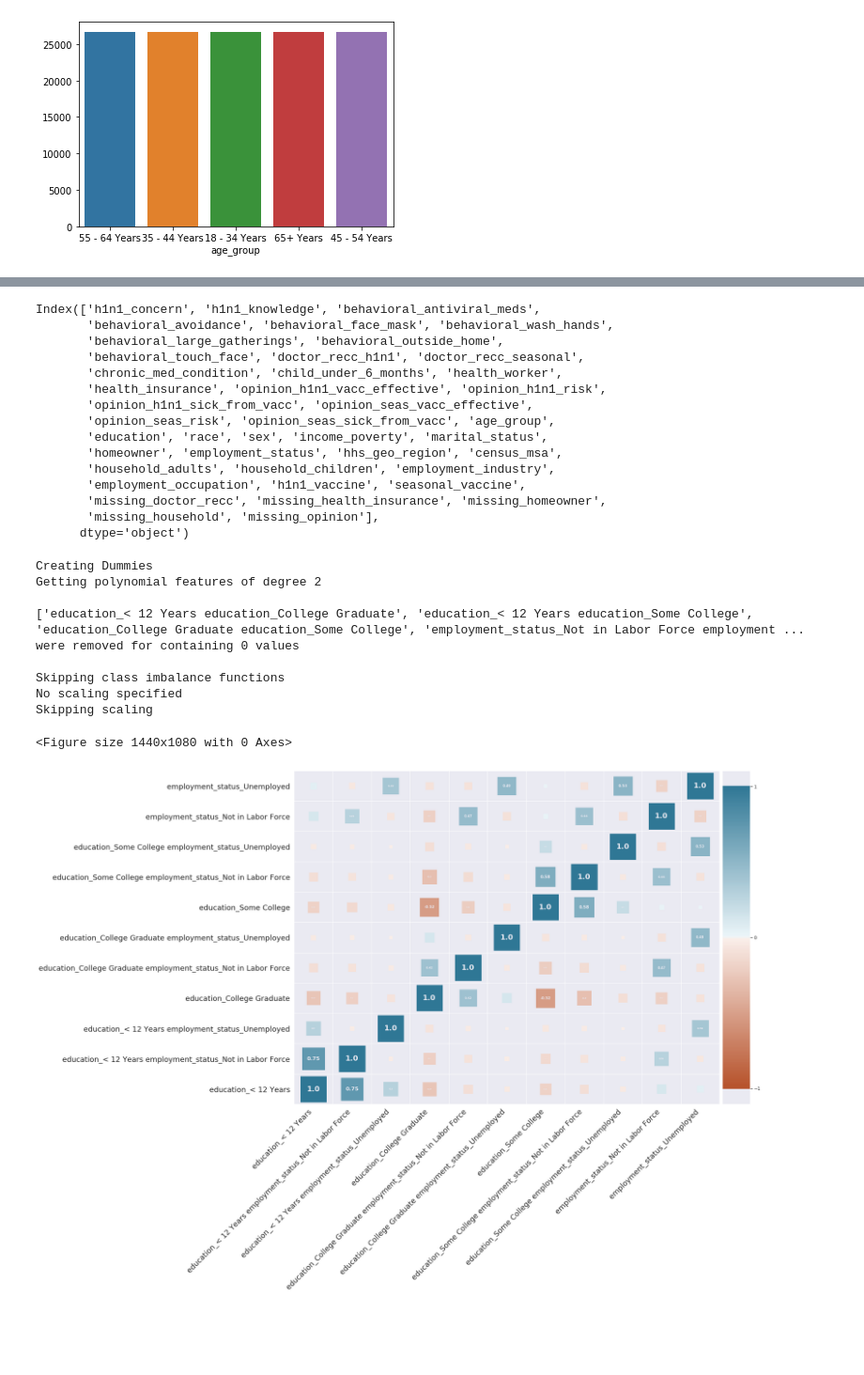
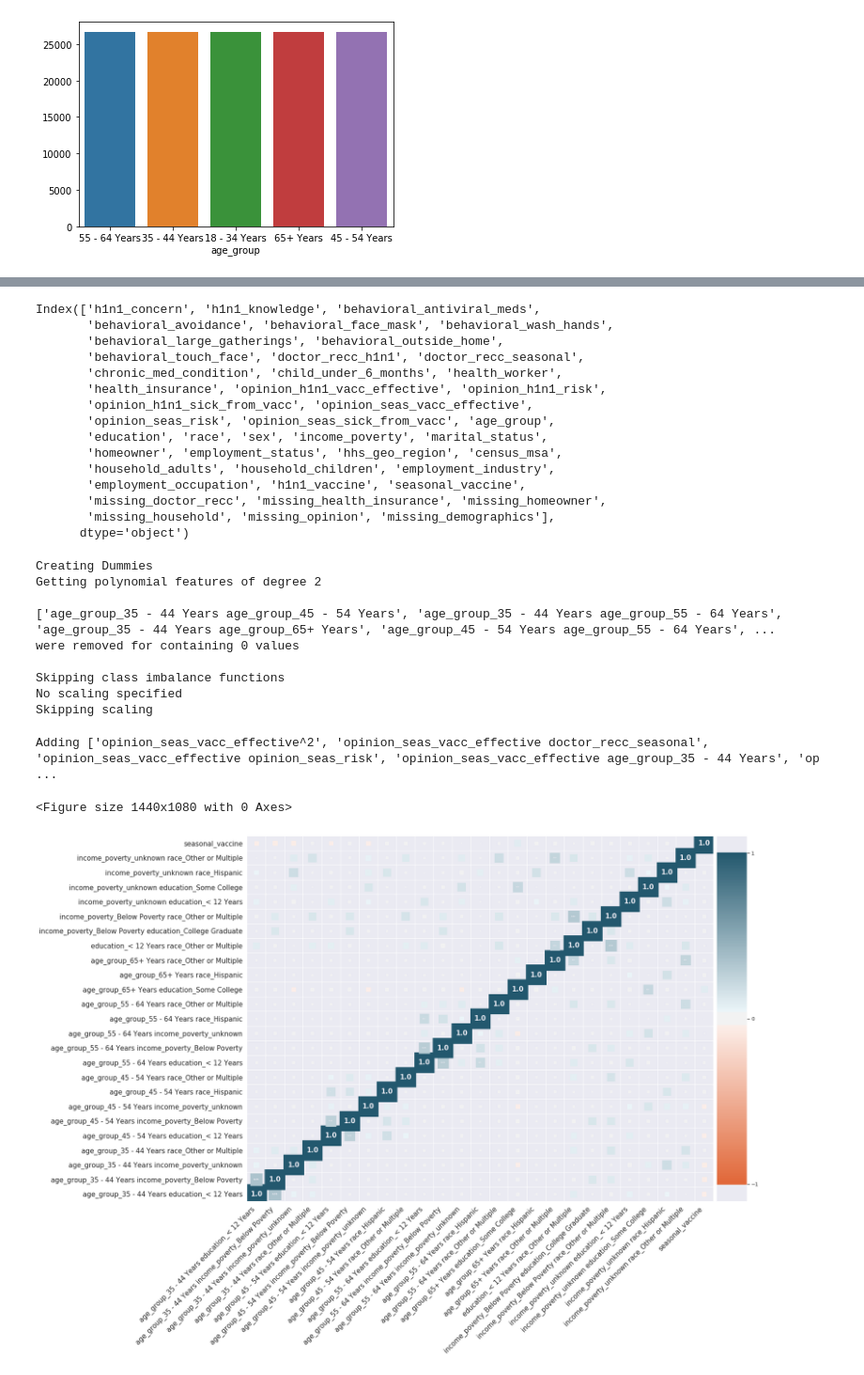
Before and after one commit to coreyryanhanson/predicting_seasonal_vaccinations, a Jupyter notebook: scratch_corey.ipynb, the cells around one changed output, grey strips where cells are left out. Shown at 94% size. Cells and saved outputs as stored; diff of their text form; code cells hidden in the pictures; blank space fills up the shorter version.

```diff
--- a/scratch_corey.ipynb
+++ b/scratch_corey.ipynb
@@ -68,2 +63,0 @@ sns.barplot(x=df["age_group"], y=df["age_group"].count())
-# %%
-df["missing_opinion"] = df["missing_opinion"] == 0
@@ -416,7 +178,7 @@ Index(['h1n1_concern', 'h1n1_knowledge', 'behavioral_antiviral_meds',
        'household_adults', 'household_children', 'employment_industry',
        'employment_occupation', 'h1n1_vaccine', 'seasonal_vaccine',
        'missing_doctor_recc', 'missing_health_insurance', 'missing_homeowner',
-       'missing_household', 'missing_opinion'],
+       'missing_household', 'missing_opinion', 'missing_demographics'],
       dtype='object')
 # %%
 #Creating column selection dictionaries for the data from lists of column names.
@@ -442,26 +204,43 @@ polynomial = {"method":"eliminate", "columns":[*missing_dummies, *nom.drop(
 continuous = {}
 
 categorical = {
-    "nominal_features":['education', 'employment_status'],
+    "nominal_features":['age_group', 'income_poverty', 'education', "race", "sex"],
+    "standard_dummies":['opinion_seas_vacc_effective', 'doctor_recc_seasonal', 'opinion_seas_risk']
 }
 polynomial = {"method":"all", "columns":['education', 'sex']}
 # %%
 data = DataPreprocessor(df, target_col2, categorical, continuous, polynomial, True, True,random_state=124)
 data.data_preprocessing(balance_class=False, scale_type=None, poly_degree=2)
-masked_cols = data.get_X_train().columns.drop(extract_column_names(data.get_X_train(), "\^2"))
+masked_cols = data.get_X_train().columns.drop(extract_column_names(data.get_X_train(), "\^\d"))
 # %% [output]
 Creating Dummies
 Getting polynomial features of degree 2
 
-['education_< 12 Years education_College Graduate', 'education_< 12 Years education_Some College', 'education_College Graduate education_Some College', 'employment_status_Not in Labor Force employment ...
+['age_group_35 - 44 Years age_group_45 - 54 Years', 'age_group_35 - 44 Years age_group_55 - 64 Years', 'age_group_35 - 44 Years age_group_65+ Years', 'age_group_45 - 54 Years age_group_55 - 64 Years', ...
 were removed for containing 0 values
 
 Skipping class imbalance functions
 No scaling specified
 Skipping scaling
+# %%
+squared_cols = extract_column_names(data.get_X_train(), "\^\d")
+masked_cols = data.get_X_train().columns.drop(squared_cols)
+
+corr_cols=correlated_columns_by_threshold(data.get_X_train(), masked_cols, .55)
+poly_corr_cols = np.intersect1d(corr_cols, data.cols_polynomial)
+data.cols_polynomial.drop([*poly_corr_cols, *squared_cols])
+to_drop = np.intersect1d(data.cols_polynomial, [*poly_corr_cols, *squared_cols])
+data.column_drop(to_drop)
+# %% [output]
+Adding ['opinion_seas_vacc_effective^2', 'opinion_seas_vacc_effective doctor_recc_seasonal', 'opinion_seas_vacc_effective opinion_seas_risk', 'opinion_seas_vacc_effective age_group_35 - 44 Years', 'op ...
 # %%
-dynamic_heatmap(data.get_X_train(), masked_cols, fontsize=18, annot=1,
-                figsize=(20,15), squaresize=4000)
+dynamic_heatmap(data.get_df(), masked_cols, fontsize=15, annot=1,
+                figsize=(20,15), squaresize=2000, palette=palette)
-# %% [output]
-<Figure size 1440x1080 with 0 Axes>
-[figure, removed]
+# %%
+test_cols = data.get_df().columns.drop(data.cols_initial).union(["seasonal_vaccine"])
+
+dynamic_heatmap(data.get_df(), test_cols, fontsize=15, annot=1,
+                figsize=(20,15), squaresize=2000, palette=palette)
+# %% [output]
+<Figure size 1440x1080 with 0 Axes>
+[figure, added]
```
Also changed, not shown: parts of 39 cells of this notebook, 2 other files.
